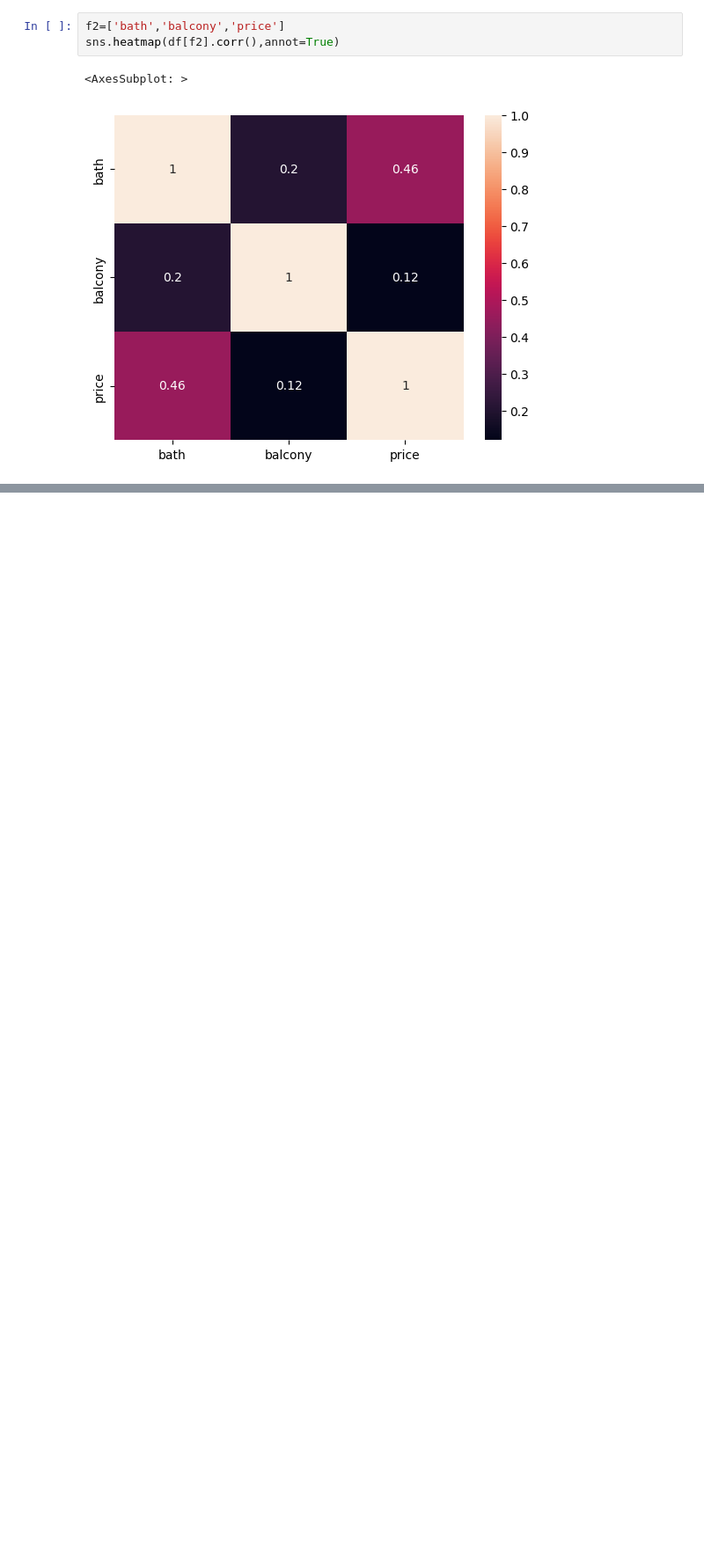
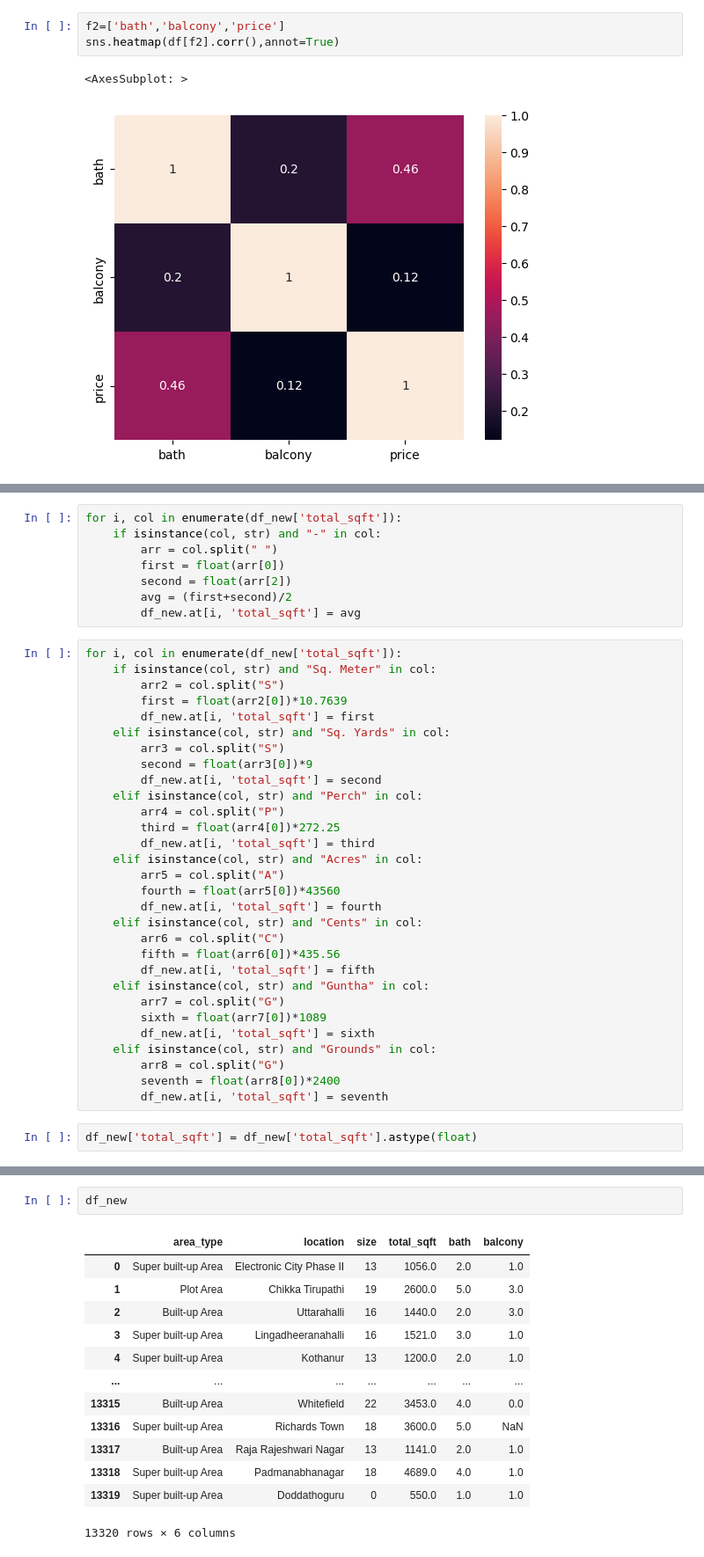
Before and after one commit to rohinish404/ml-projects, a Jupyter notebook: house-prices/House-prices.ipynb, the cells around one changed output, grey strips where cells are left out. Shown at 88% size. Drawn from its saved outputs; the diff is of its cells as text; blank space fills up the shorter version.

```diff
--- a/house-prices/House-prices.ipynb
+++ b/house-prices/House-prices.ipynb
@@ -177,0 +191,40 @@ sns.heatmap(df[f].corr(),annot=True)
+# %%
+for i, col in enumerate(df_new['total_sqft']):
+    if isinstance(col, str) and "-" in col:
+        arr = col.split(" ")
+        first = float(arr[0])
+        second = float(arr[2])
+        avg = (first+second)/2
+        df_new.at[i, 'total_sqft'] = avg
+# %%
+for i, col in enumerate(df_new['total_sqft']):
+    if isinstance(col, str) and "Sq. Meter" in col:
+        arr2 = col.split("S")
+        first = float(arr2[0])*10.7639
+        df_new.at[i, 'total_sqft'] = first
+    elif isinstance(col, str) and "Sq. Yards" in col:
+        arr3 = col.split("S")
+        second = float(arr3[0])*9
+        df_new.at[i, 'total_sqft'] = second
+    elif isinstance(col, str) and "Perch" in col:
+        arr4 = col.split("P")
+        third = float(arr4[0])*272.25
+        df_new.at[i, 'total_sqft'] = third
+    elif isinstance(col, str) and "Acres" in col:
+        arr5 = col.split("A")
+        fourth = float(arr5[0])*43560
+        df_new.at[i, 'total_sqft'] = fourth
+    elif isinstance(col, str) and "Cents" in col:
+        arr6 = col.split("C")
+        fifth = float(arr6[0])*435.56
+        df_new.at[i, 'total_sqft'] = fifth
+    elif isinstance(col, str) and "Guntha" in col:
+        arr7 = col.split("G")
+        sixth = float(arr7[0])*1089
+        df_new.at[i, 'total_sqft'] = sixth
+    elif isinstance(col, str) and "Grounds" in col:
+        arr8 = col.split("G")
+        seventh = float(arr8[0])*2400
+        df_new.at[i, 'total_sqft'] = seventh
+# %%
+df_new['total_sqft'] = df_new['total_sqft'].astype(float)
@@ -177,0 +247,16 @@ sns.heatmap(df[f].corr(),annot=True)
+# %%
+df_new
+# %% [output]
+|  | area_type | location | size | total_sqft | bath | balcony |
+| 0 | Super built-up Area | Electronic City Phase II | 13 | 1056.0 | 2.0 | 1.0 |
+| 1 | Plot Area | Chikka Tirupathi | 19 | 2600.0 | 5.0 | 3.0 |
+| 2 | Built-up Area | Uttarahalli | 16 | 1440.0 | 2.0 | 3.0 |
+| 3 | Super built-up Area | Lingadheeranahalli | 16 | 1521.0 | 3.0 | 1.0 |
+| 4 | Super built-up Area | Kothanur | 13 | 1200.0 | 2.0 | 1.0 |
+| ... | ... | ... | ... | ... | ... | ... |
+| 13315 | Built-up Area | Whitefield | 22 | 3453.0 | 4.0 | 0.0 |
+| 13316 | Super built-up Area | Richards Town | 18 | 3600.0 | 5.0 | NaN |
+| 13317 | Built-up Area | Raja Rajeshwari Nagar | 13 | 1141.0 | 2.0 | 1.0 |
+| 13318 | Super built-up Area | Padmanabhanagar | 18 | 4689.0 | 4.0 | 1.0 |
+| 13319 | Super built-up Area | Doddathoguru | 0 | 550.0 | 1.0 | 1.0 |
+13320 rows × 6 columns
```
Also changed, not shown: parts of 10 cells of this notebook.
